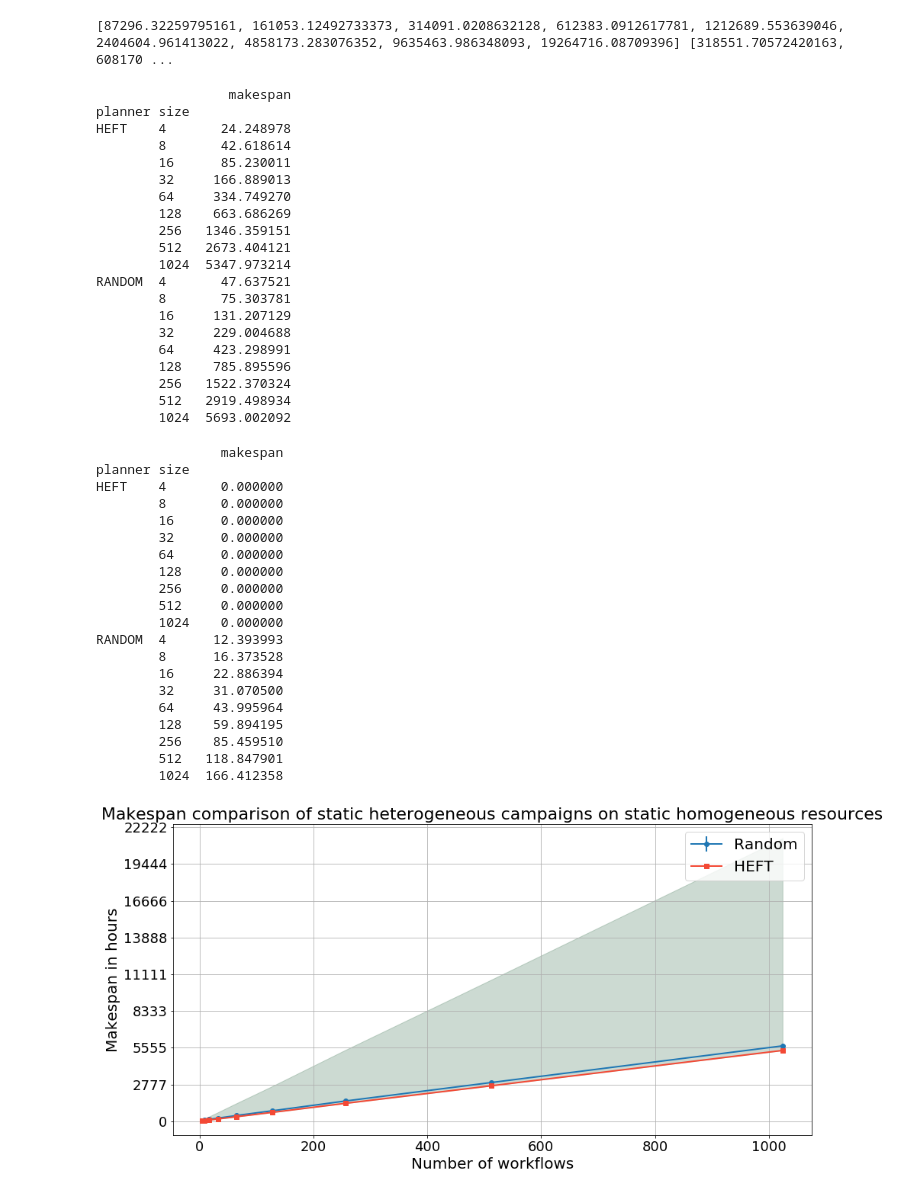
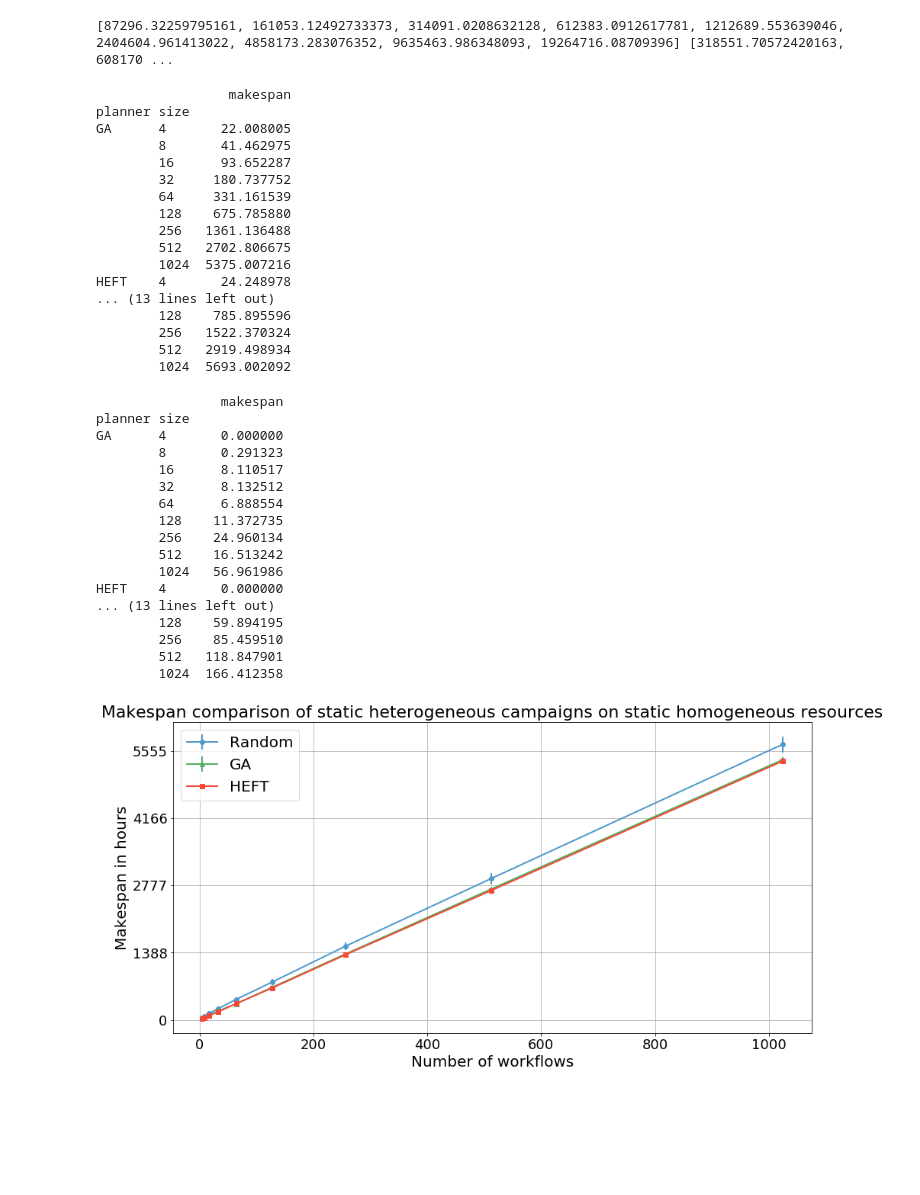
Before and after one commit to radical-project/campaign_manager, a Jupyter notebook: experiments/StaticResourcesExperiments.ipynb, the cells around one changed output. Saved outputs shown, nothing was run; the diff lists cells and outputs as text; code cells hidden in the pictures; blank space fills up the shorter version.

```diff
--- a/experiments/StaticResourcesExperiments.ipynb
+++ b/experiments/StaticResourcesExperiments.ipynb
@@ -118,5 +122,8 @@ _ = axis.set_title('Makespan difference between HEFT and Random placement\nof st
 # %%
 StHeteroCampaigns_4StHomoResources = pd.read_csv('StHeteroCampaigns_4StHomoResources.csv')
+temp = pd.read_csv('StHeteroCampaigns_4StHomoResourcesGA.csv')
+StHeteroCampaigns_4StHomoResources = StHeteroCampaigns_4StHomoResources.append(temp)
+StHeteroCampaigns_4StHomoResources.reset_index(drop='index',inplace=True)
 locs = [0,20000,40000,60000,80000,100000,120000,140000,160000]
 operations = []
 for loc in locs:
@@ -155,20 +162,17 @@ pprint(StHeteroCampaigns_4StHomoResources_makespan_means/3600)
 # %% [output]
                  makespan
 planner size
+GA      4       22.008005
+        8       41.462975
+        16      93.652287
+        32     180.737752
+        64     331.161539
+        128    675.785880
+        256   1361.136488
+        512   2702.806675
+        1024  5375.007216
 HEFT    4       24.248978
-        8       42.618614
-        16      85.230011
-        32     166.889013
-        64     334.749270
-        128    663.686269
-        256   1346.359151
-        512   2673.404121
-        1024  5347.973214
-RANDOM  4       47.637521
-        8       75.303781
-        16     131.207129
-        32     229.004688
-        64     423.298991
+... (13 lines left out)
         128    785.895596
         256   1522.370324
         512   2919.498934
@@ -178,20 +182,17 @@ pprint(StHeteroCampaigns_4StHomoResources_makespan_stds/3600)
 # %% [output]
                 makespan
 planner size
+GA      4       0.000000
+        8       0.291323
+        16      8.110517
+        32      8.132512
+        64      6.888554
+        128    11.372735
+        256    24.960134
+        512    16.513242
+        1024   56.961986
 HEFT    4       0.000000
-        8       0.000000
-        16      0.000000
-        32      0.000000
-        64      0.000000
-        128     0.000000
-        256     0.000000
-        512     0.000000
-        1024    0.000000
-RANDOM  4      12.393993
-        8      16.373528
-        16     22.886394
-        32     31.070500
-        64     43.995964
+... (13 lines left out)
         128    59.894195
         256    85.459510
         512   118.847901
@@ -200,17 +201,18 @@ RANDOM  4      12.393993
 workflows_sizes = [4, 8, 16, 32, 64, 128, 256, 512, 1024]
 # %%
 fig,axis = plt.subplots(nrows=1,ncols=1,figsize=(15,7.5))
-_ = axis.errorbar(StHeteroCampaigns_4StHomoResources_makespan_means.xs('RANDOM').index,StHeteroCampaigns_4StHomoResources_makespan_means.xs('RANDOM').values,StHeteroCampaigns_4StHomoResources_makespan_stds.xs('RANDOM').values,marker='o',label='Random',linewidth=2)
+_ = axis.errorbar(StHeteroCampaigns_4StHomoResources_makespan_means.xs('RANDOM').index,StHeteroCampaigns_4StHomoResources_makespan_means.xs('RANDOM').values,StHeteroCampaigns_4StHomoResources_makespan_stds.xs('RANDOM').values, color=blues(150),marker='o',label='Random',linewidth=2)
+_ = axis.errorbar(StHeteroCampaigns_4StHomoResources_makespan_means.xs('GA').index, StHeteroCampaigns_4StHomoResources_makespan_means.xs('GA').values,StHeteroCampaigns_4StHomoResources_makespan_stds.xs('GA').values, color=greens(150),marker='^',label='GA',linewidth=2)
 _ = axis.errorbar(StHeteroCampaigns_4StHomoResources_makespan_means.xs('HEFT').index,StHeteroCampaigns_4StHomoResources_makespan_means.xs('HEFT').values,marker='s',label='HEFT', color=reds(150),linewidth=2)
-_ = axis.fill_between(workflows_sizes,min_vals, max_vals, color=greens(250), alpha=0.2)
+#_ = axis.fill_between(workflows_sizes,min_vals, max_vals, color=greens(250), alpha=0.2)
 _ = axis.set_ylabel('Makespan in hours',fontsize=20)
 _ = axis.set_xlabel('Number of workflows',fontsize=20)
 _ = axis.set_xticklabels(axis.get_xticks().astype('int').tolist(),fontsize=18)
 _ = axis.set_yticklabels((axis.get_yticks()/3600).astype('int').tolist(),fontsize=18)
 _ = axis.grid('on')
 _ = axis.set_title('Makespan comparison of static heterogeneous campaigns on static homogeneous resources', fontsize=22)
 _ = axis.legend(fontsize=20)
 #fig.savefig('StHeteroCampaigns_4StHomoResources.png',bbox_inches='tight')
 # %% [output]
-[figure, old version]
+[figure, new version]
 # %%
```
Also changed, not shown: parts of 19 cells of this notebook, 1 other file.
